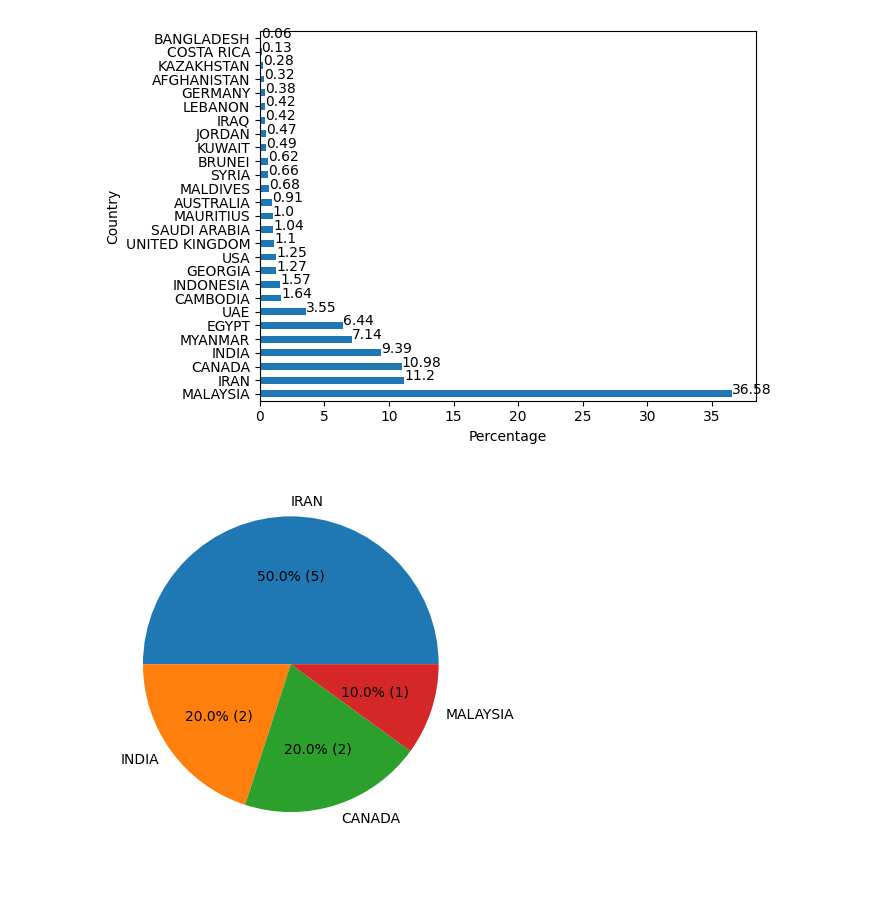
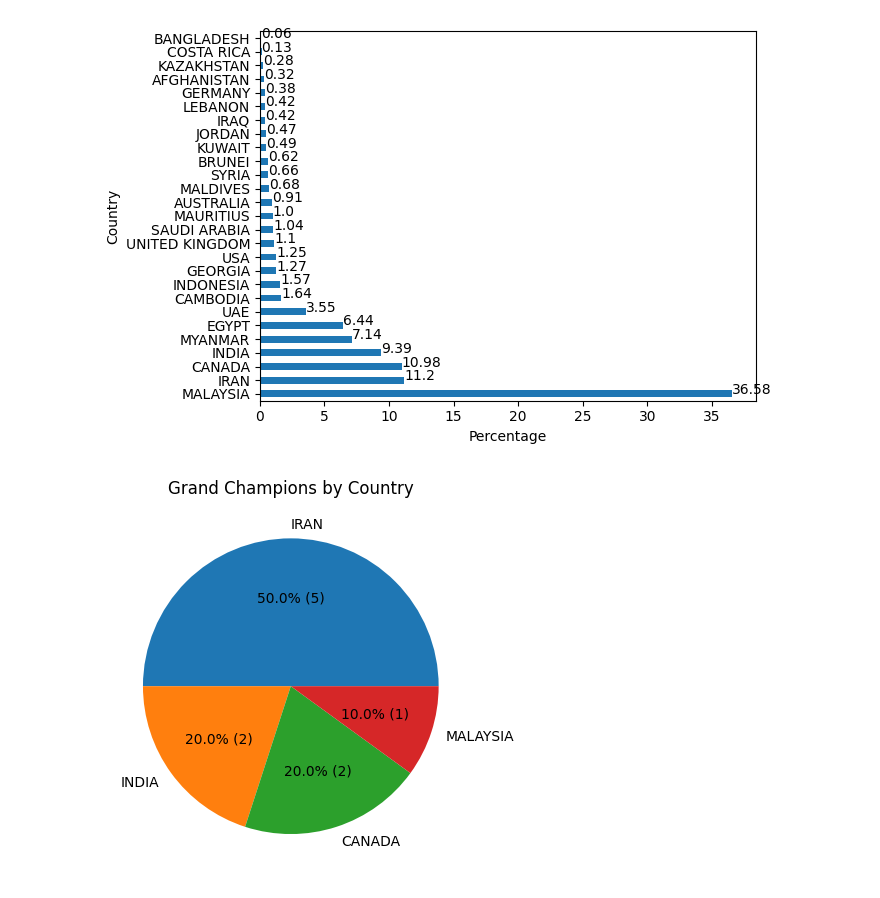
Before and after one commit to skthetester/ucmas-challenge-results, a Jupyter notebook: scripts/analytics.ipynb, the cells around one changed output. Saved outputs shown, nothing was run; the diff lists cells and outputs as text; code cells hidden in the pictures.

Commit message:
added plt titles

```diff
--- a/scripts/analytics.ipynb
+++ b/scripts/analytics.ipynb
@@ -30,21 +31,22 @@ Number of countries = 27
 # %%
 # Grand Champions by Country
 
 def my_fmt(x):
     # print(x)
     return '{:.1f}% ({:.0f})'.format(x, total*x/100)
 
 
 df_gc = df.query('Placing == "Grand Champion"')
 gc_country_counts = df_gc['Country'].value_counts()
 percentage = gc_country_counts / len(df_gc) * 100
 total = len(df_gc)
 
 fig = plt.figure()
 plt.pie(gc_country_counts, labels=gc_country_counts.index, autopct=my_fmt, shadow=False)
+plt.title("Grand Champions by Country")
 plt.show()
 # %% [output]
-[figure, old version]
+[figure, new version]
 # %%
 # Champions by Country
 
```
Also changed, not shown: parts of 3 cells of this notebook.
